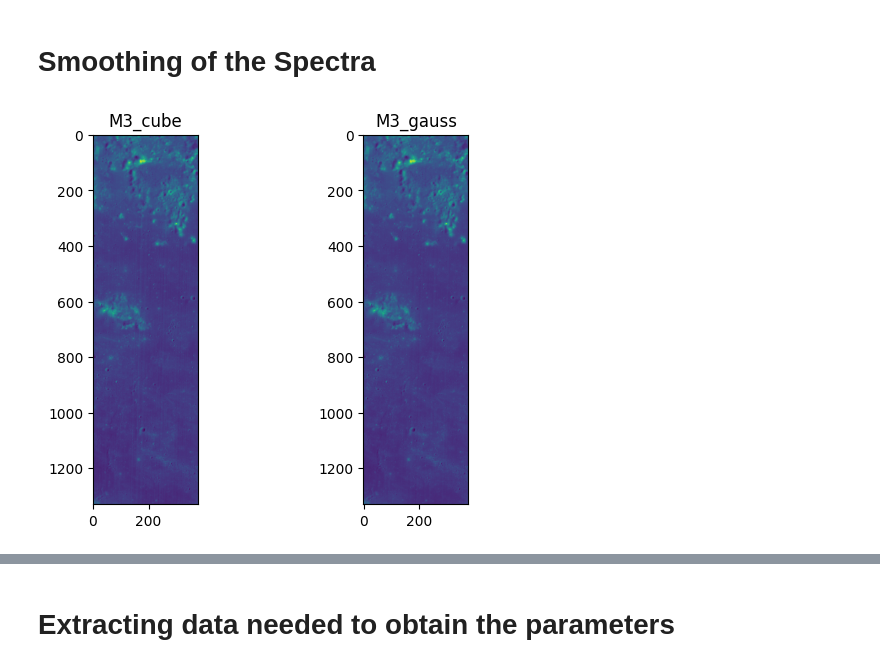
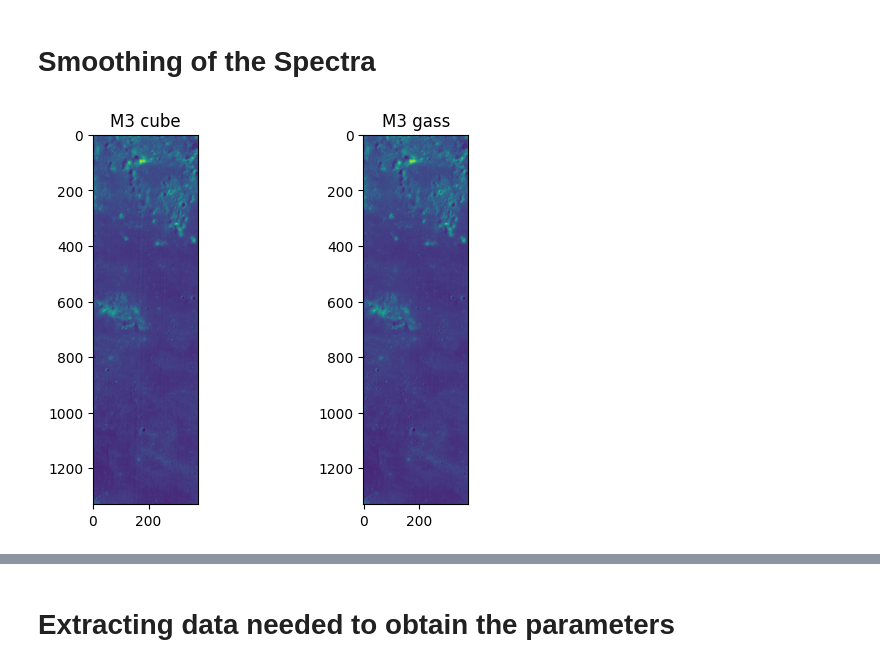
Before and after one commit to Javierunal16/MoonIndex, a Jupyter notebook: scripts/M3_Indexes.ipynb, the cells around one changed output, grey strips where cells are left out. Saved outputs shown, nothing was run; the diff lists cells and outputs as text; code cells hidden in the pictures.

```diff
--- a/scripts/M3_Indexes.ipynb
+++ b/scripts/M3_Indexes.ipynb
@@ -50,10 +52,10 @@ x,y,z
 # %% [markdown]
 # Smoothing of the Spectra
 # %%
-#Doing a gaussian filter
-M3_gauss=M3spectral.filtration.gauss_filter(M3_cube,wavelengths)
+#Doing a gaussian filtration
+M3_gauss=M3spectral.filtration.gauss_filter(M3_cube,wavelengths)  #Imputs are the original cube and wavelengths
 
 #Plotting the images to compare
-M3spectral.plotting.plot_comparison(M3_cube,M3_gauss, 'M3_cube', 'M3_gauss',5)
+M3spectral.plotting.plot_comparison(M3_cube,M3_gauss, 'M3 cube', 'M3 gass',5) #Imputs are the cubes to compare, their names, and the band
 # %% [output]
-[figure, old version]
+[figure, new version]
```
Also changed, not shown: parts of 23 cells of this notebook, 46 other files.
